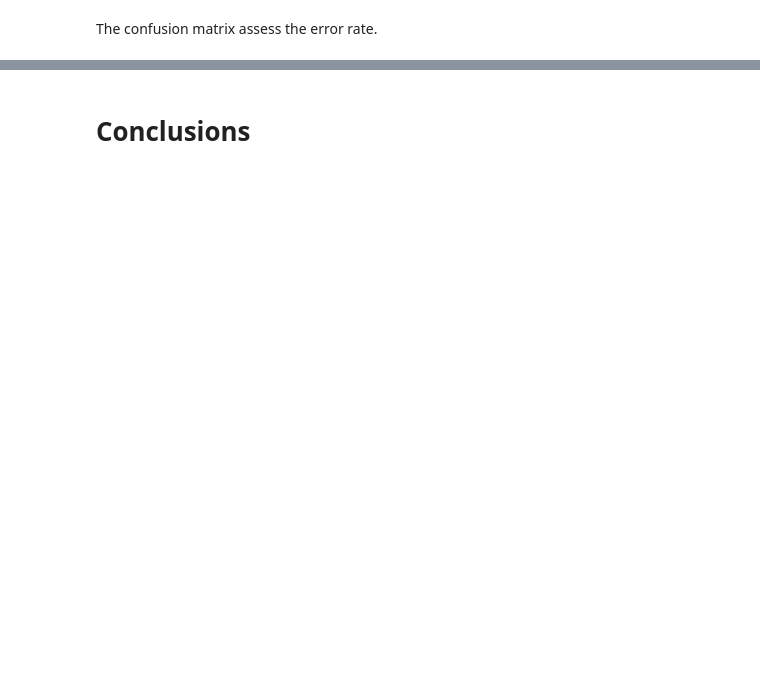
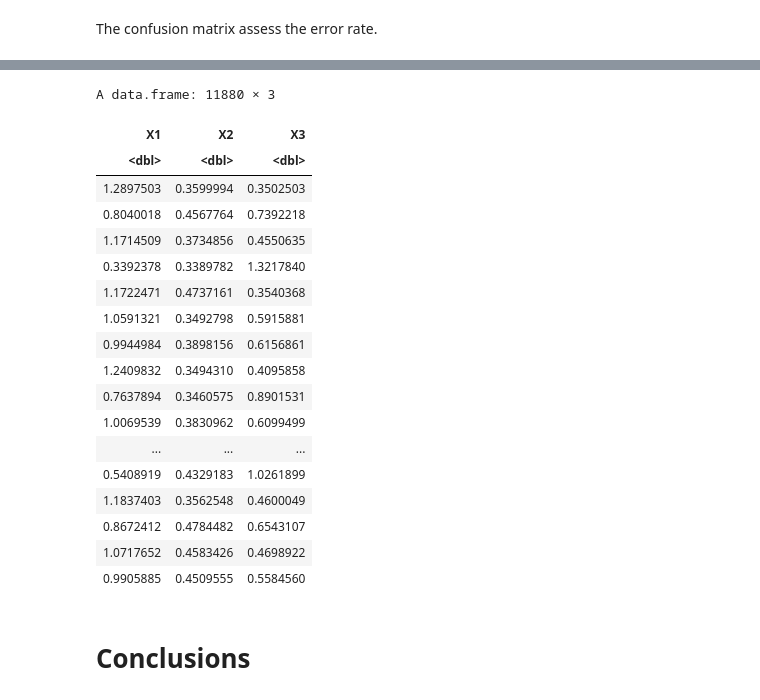
Before and after one commit to Maxlanglet/Projet_ML, a Jupyter notebook: ReportTemplate_clean.ipynb, the cells around one changed output, grey strips where cells are left out. Cells and saved outputs as stored; diff of their text form; code cells hidden in the pictures; blank space fills up the shorter version.

```diff
--- a/ReportTemplate_clean.ipynb
+++ b/ReportTemplate_clean.ipynb
@@ -933,8 +1026,3 @@ e = mc^2
 | This | is   |
 |------|------|
 |   a  | table|
-# %%
-N<-nrow(X_final)    #Number of examples
-n<-ncol(X_final)    #Number of input variables
-
-names(X_final)<-make.names(names(X_final))
@@ -1331,0 +1415,7 @@ Balanced Accuracy      0.8061  0.62767   0.8319
+# %%
+#nnet
+model<- nnet(status_group~.,data=DS, size=5, maxit=1000, MaxNWts=2000,trace=FALSE)
+
+Y_hat_nnet<- predict(model,X_ts)
+Y_hat <- predict_transform(Y_hat_nnet)
+confusionMatrix(as.factor(Y_hat),as.factor(Y_ts))$overall['Accuracy']
@@ -1331,0 +1434,27 @@ Balanced Accuracy      0.8061  0.62767   0.8319
+# %%
+#XGBoost
+
+num_class = length(levels(states))
+num_class
+params = list(
+  objective = "multi:softprob",
+  eval_metric = "mlogloss",
+  num_class = num_class
+)
+
+xg <- xgb.train(params = params,
+                   data = dtrain,
+                   nrounds = 1000,
+                   verbose = TRUE,
+                   nthread=1)
+
+test_pred <- predict(xg, newdata = dtest)
+test_prediction <- matrix(test_pred, nrow = num_class,
+                          ncol=length(test_pred)/num_class) %>%
+  t() %>%
+  data.frame() %>%
+  mutate(max_prob = max.col(., ties.method = "last"),
+         label = test.label + 1)
+
+confusionMatrix(factor(test_prediction$max_prob),
+                factor(test_prediction$label))$overall['Accuracy']
@@ -1331,0 +1513,22 @@ Balanced Accuracy      0.8061  0.62767   0.8319
+# %%
+test_prediction[,1:3]+Y_hat_nnet
+# %% [output]
+A data.frame: 11880 × 3
+| X1 | X2 | X3 |
+| <dbl> | <dbl> | <dbl> |
+| 1.2897503 | 0.3599994 | 0.3502503 |
+| 0.8040018 | 0.4567764 | 0.7392218 |
+| 1.1714509 | 0.3734856 | 0.4550635 |
+| 0.3392378 | 0.3389782 | 1.3217840 |
+| 1.1722471 | 0.4737161 | 0.3540368 |
+| 1.0591321 | 0.3492798 | 0.5915881 |
+| 0.9944984 | 0.3898156 | 0.6156861 |
+| 1.2409832 | 0.3494310 | 0.4095858 |
+| 0.7637894 | 0.3460575 | 0.8901531 |
+| 1.0069539 | 0.3830962 | 0.6099499 |
+| ... | ... | ... |
+| 0.5408919 | 0.4329183 | 1.0261899 |
+| 1.1837403 | 0.3562548 | 0.4600049 |
+| 0.8672412 | 0.4784482 | 0.6543107 |
+| 1.0717652 | 0.4583426 | 0.4698922 |
+| 0.9905885 | 0.4509555 | 0.5584560 |
```
Also changed, not shown: parts of 76 cells of this notebook, 1 other file.
